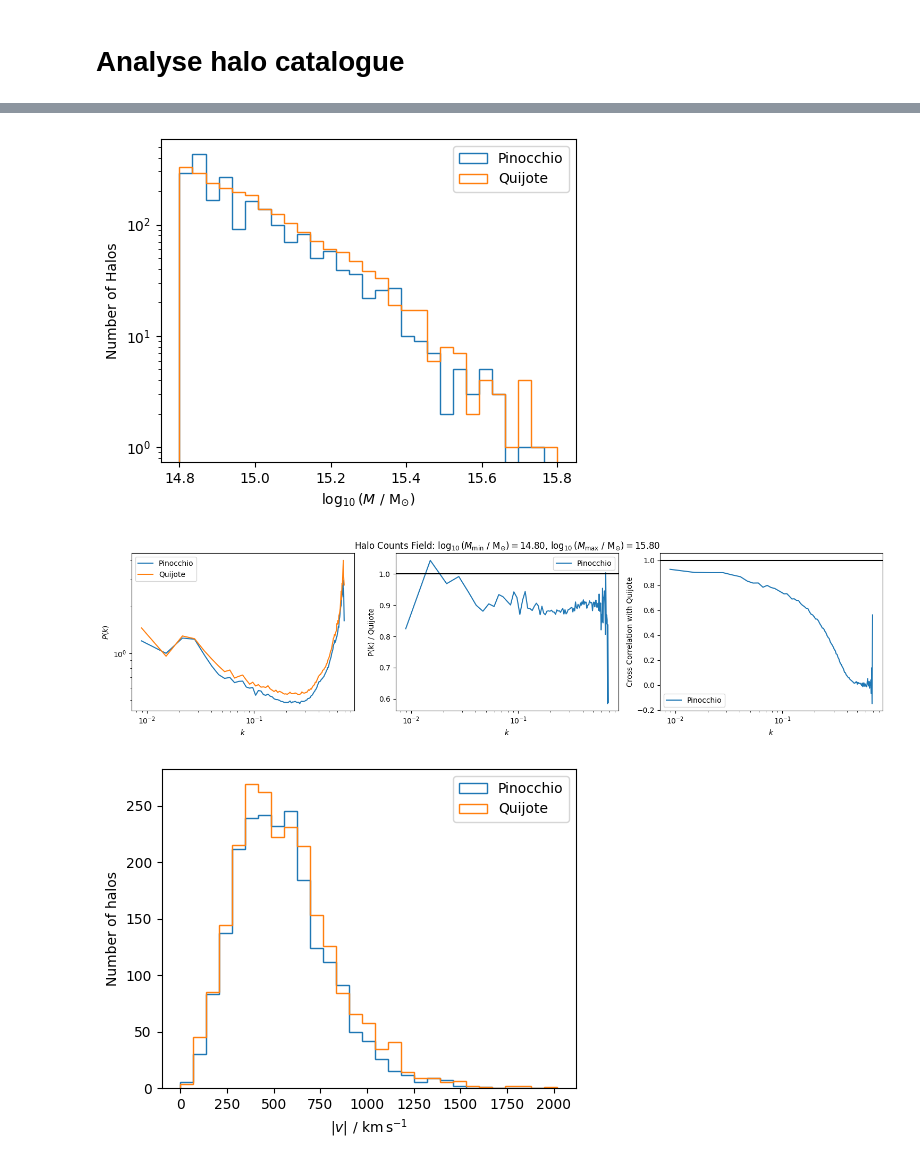
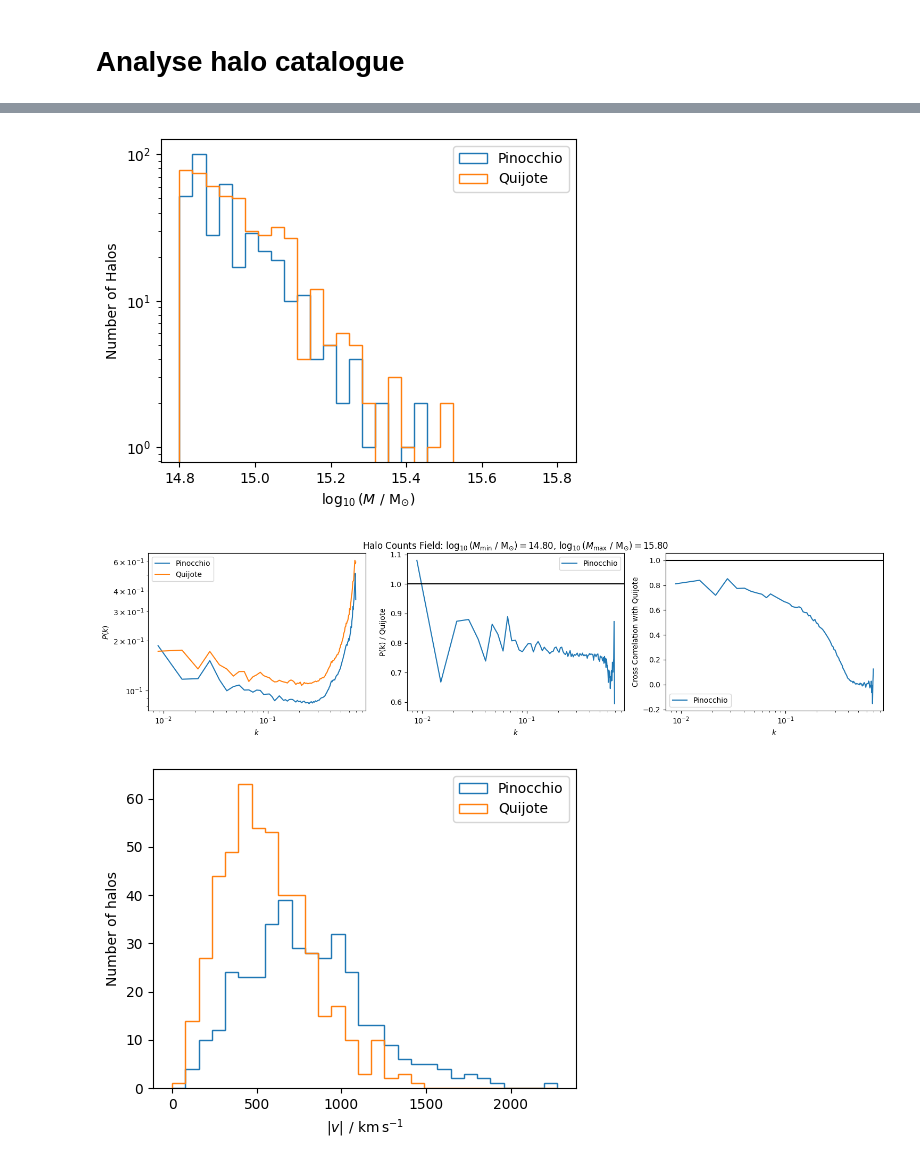
Before and after one commit to maho3/ltu-cmass, a Jupyter notebook: notebooks/pinocchio.ipynb, the cells around one changed output, grey strips where cells are left out. Saved outputs shown, nothing was run; the diff lists cells and outputs as text; code cells hidden in the pictures.

Commit message:
Redshift=0.5 test for pinocchio

```diff
--- a/notebooks/pinocchio.ipynb
+++ b/notebooks/pinocchio.ipynb
@@ -214,8 +214,18 @@ Time taken = 0.15 seconds
 # 8-10) velocity (km/s)
 #   11) number of particles
 sim_num = 3
-dirname = '/data101/bartlett/ili/cmass/quijote_z0/pinocchio/L1000-N128/3/'
-filename = pjoin(dirname, 'pinocchio.0.0000.pinocchio-L1000-N128-3.catalog.out')
+redshift = 0.5
+
+if redshift == 0.0:
+    dirname = '/data101/bartlett/ili/cmass/quijote_z0/pinocchio/L1000-N128/3/'
+    snapnum = 4
+elif redshift == 0.5:
+    dirname = '/data101/bartlett/ili/cmass/calib_1gpch_z0.5/pinocchio/L1000-N128/3'
+    snapnum = 3
+else:
+    raise NotImplementedError
+
+filename = pjoin(dirname, f'pinocchio.{redshift:.4f}.pinocchio-L1000-N128-3.catalog.out')
 
 halo_dir = '/home/mattho/data/quijote/Halos/latin_hypercube/'
 
@@ -229,7 +239,6 @@ vel_pinocchio = np.load(pjoin(dirname, 'halo_vel.npy'))
 
 # Load Quijote halos
 snapdir = pjoin(halo_dir, str(sim_num))
-snapnum = 4; redshift = 0
 FoF = readfof.FoF_catalog(snapdir, snapnum, long_ids=False,
                           swap=False, SFR=False, read_IDs=False)
 pos_quijote = FoF.GroupPos/1e3             #Halo positions in Mpc/h
@@ -260,6 +269,10 @@ hf_quijote = np.zeros((N,N,N), dtype=np.float32)
 MASL.MA(
     pos_quijote[(mass_quijote > mmin) & (mass_quijote < mmax)].astype(np.float32),
     hf_quijote, L, MAS, verbose=True)
+m = (mass_pinocchio > mmin) & (mass_pinocchio < mmax)
+print('Number of Pinocchio halos:', m.sum())
+m = (mass_quijote > mmin) & (mass_quijote < mmax)
+print('Number of Quijote halos:', m.sum())
 
 k, Pk0_pinocchio, Pk0_quijote, r_pinocchio = compute_crossk(hf_pinocchio, hf_quijote)
 
@@ -343,3 +356,3 @@ Time taken = 0.13 seconds
-[figure, old version]
+[figure, new version]
-[figure, old version]
+[figure, new version]
-[figure, old version]
+[figure, new version]
```
Also changed, not shown: parts of 1 cell of this notebook, 1 other file.
